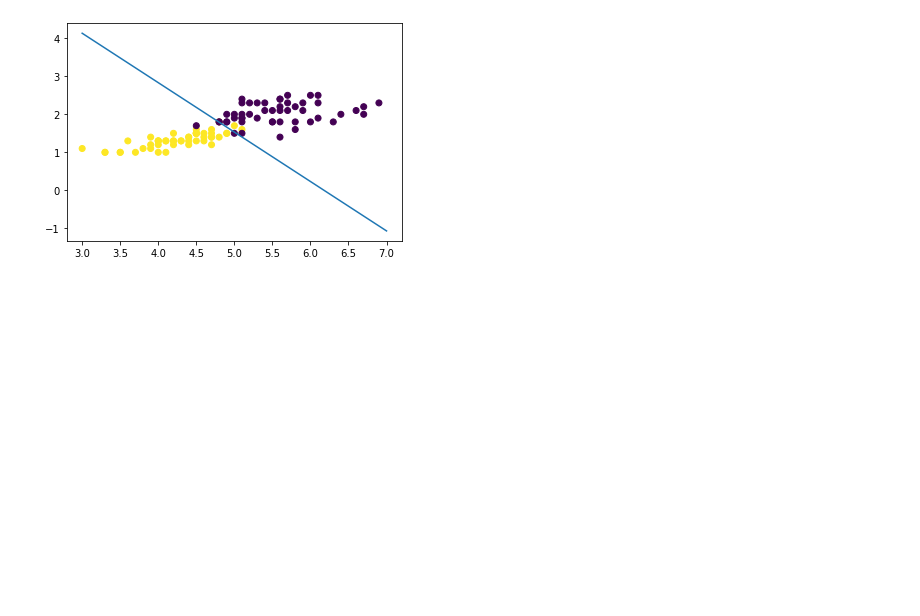
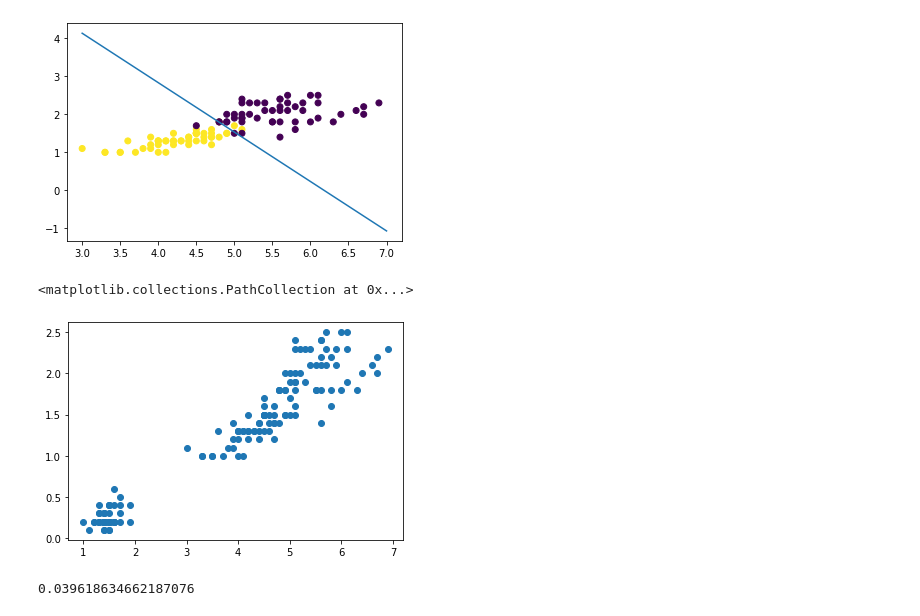
Before and after one commit to KatsuhideAsanuma/kspub-ds-text-analytics, a Jupyter notebook: analystics/sklearn.ipynb, the cells around one changed output. Drawn from its saved outputs; the diff is of its cells as text; code cells hidden in the pictures; blank space fills up the shorter version.

```diff
--- a/analystics/sklearn.ipynb
+++ b/analystics/sklearn.ipynb
@@ -127,3 +127,21 @@ plt.scatter(iris_duo["petal length (cm)"],iris_duo["petal width (cm)"],c=y_c)
 # %% [output]
 <matplotlib.collections.PathCollection at 0x...>
 [figure]
+# %%
+X=df[['petal length (cm)']].values
+y=df[['petal width (cm)']].values
+plt.scatter(X,y)
+# %% [output]
+<matplotlib.collections.PathCollection at 0x...>
+[figure, added]
+# %%
+from sklearn.linear_model import LinearRegression
+from sklearn.metrics import mean_squared_error
+
+X_train,X_test,y_train,y_test=train_test_split(X,y,test_size=0.3,random_state=1)
+model=LinearRegression()
+model.fit(X_train,y_train)
+y_predicted=model.predict(X_test)
+mean_squared_error(y_test,y_predicted)
+# %% [output]
+0.039618634662187076
```
Also changed, not shown: parts of 6 cells of this notebook.
